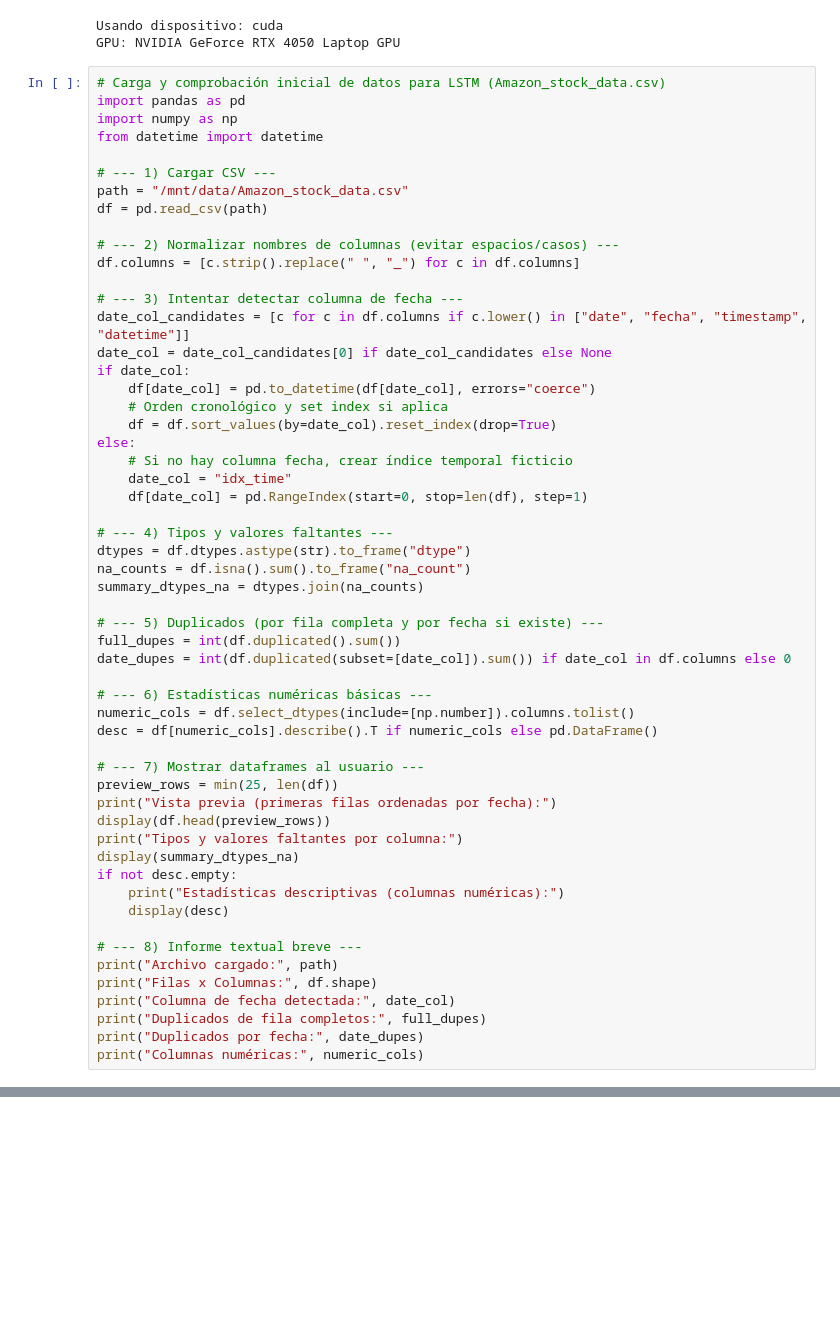
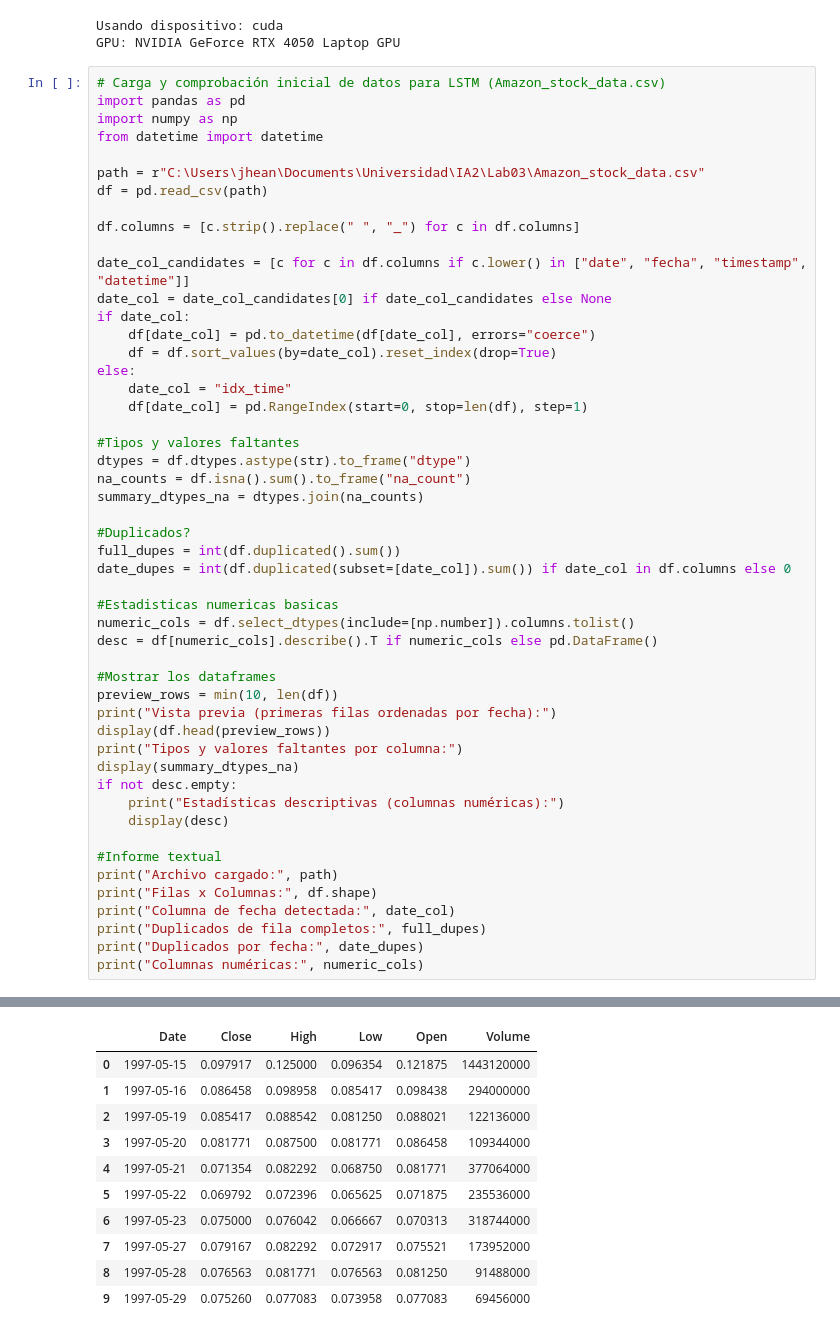
Before and after one commit to JhendeFR/IA2, a Jupyter notebook: Lab03/RNNs.ipynb, the cells around one changed output, grey strips where cells are left out. Saved outputs shown, nothing was run; the diff lists cells and outputs as text; blank space fills up the shorter version.

Commit message:
Lab03 completado

```diff
--- a/Lab03/RNNs.ipynb
+++ b/Lab03/RNNs.ipynb
@@ -35,40 +35,35 @@ import pandas as pd
 import numpy as np
 from datetime import datetime
 
-# --- 1) Cargar CSV ---
-path = "/mnt/data/Amazon_stock_data.csv"
+path = r"C:\Users\jhean\Documents\Universidad\IA2\Lab03\Amazon_stock_data.csv"
 df = pd.read_csv(path)
 
-# --- 2) Normalizar nombres de columnas (evitar espacios/casos) ---
 df.columns = [c.strip().replace(" ", "_") for c in df.columns]
 
-# --- 3) Intentar detectar columna de fecha ---
 date_col_candidates = [c for c in df.columns if c.lower() in ["date", "fecha", "timestamp", "datetime"]]
 date_col = date_col_candidates[0] if date_col_candidates else None
 if date_col:
     df[date_col] = pd.to_datetime(df[date_col], errors="coerce")
-    # Orden cronológico y set index si aplica
     df = df.sort_values(by=date_col).reset_index(drop=True)
 else:
-    # Si no hay columna fecha, crear índice temporal ficticio
     date_col = "idx_time"
     df[date_col] = pd.RangeIndex(start=0, stop=len(df), step=1)
 
-# --- 4) Tipos y valores faltantes ---
+#Tipos y valores faltantes
 dtypes = df.dtypes.astype(str).to_frame("dtype")
 na_counts = df.isna().sum().to_frame("na_count")
 summary_dtypes_na = dtypes.join(na_counts)
 
-# --- 5) Duplicados (por fila completa y por fecha si existe) ---
+#Duplicados?
 full_dupes = int(df.duplicated().sum())
 date_dupes = int(df.duplicated(subset=[date_col]).sum()) if date_col in df.columns else 0
 
-# --- 6) Estadísticas numéricas básicas ---
+#Estadisticas numericas basicas
 numeric_cols = df.select_dtypes(include=[np.number]).columns.tolist()
 desc = df[numeric_cols].describe().T if numeric_cols else pd.DataFrame()
 
-# --- 7) Mostrar dataframes al usuario ---
-preview_rows = min(25, len(df))
+#Mostrar los dataframes
+preview_rows = min(10, len(df))
 print("Vista previa (primeras filas ordenadas por fecha):")
 display(df.head(preview_rows))
 print("Tipos y valores faltantes por columna:")
@@ -77,10 +72,11 @@ if not desc.empty:
     print("Estadísticas descriptivas (columnas numéricas):")
     display(desc)
 
-# --- 8) Informe textual breve ---
+#Informe textual
 print("Archivo cargado:", path)
 print("Filas x Columnas:", df.shape)
 print("Columna de fecha detectada:", date_col)
 print("Duplicados de fila completos:", full_dupes)
 print("Duplicados por fecha:", date_dupes)
 print("Columnas numéricas:", numeric_cols)
+# %% [output]
@@ -86,0 +84,11 @@ print("Columnas numéricas:", numeric_cols)
+|  | Date | Close | High | Low | Open | Volume |
+| 0 | 1997-05-15 | 0.097917 | 0.125000 | 0.096354 | 0.121875 | 1443120000 |
+| 1 | 1997-05-16 | 0.086458 | 0.098958 | 0.085417 | 0.098438 | 294000000 |
+| 2 | 1997-05-19 | 0.085417 | 0.088542 | 0.081250 | 0.088021 | 122136000 |
+| 3 | 1997-05-20 | 0.081771 | 0.087500 | 0.081771 | 0.086458 | 109344000 |
+| 4 | 1997-05-21 | 0.071354 | 0.082292 | 0.068750 | 0.081771 | 377064000 |
+| 5 | 1997-05-22 | 0.069792 | 0.072396 | 0.065625 | 0.071875 | 235536000 |
+| 6 | 1997-05-23 | 0.075000 | 0.076042 | 0.066667 | 0.070313 | 318744000 |
+| 7 | 1997-05-27 | 0.079167 | 0.082292 | 0.072917 | 0.075521 | 173952000 |
+| 8 | 1997-05-28 | 0.076563 | 0.081771 | 0.076563 | 0.081250 | 91488000 |
+| 9 | 1997-05-29 | 0.075260 | 0.077083 | 0.073958 | 0.077083 | 69456000 |
```
Also changed, not shown: parts of 7 cells of this notebook.
